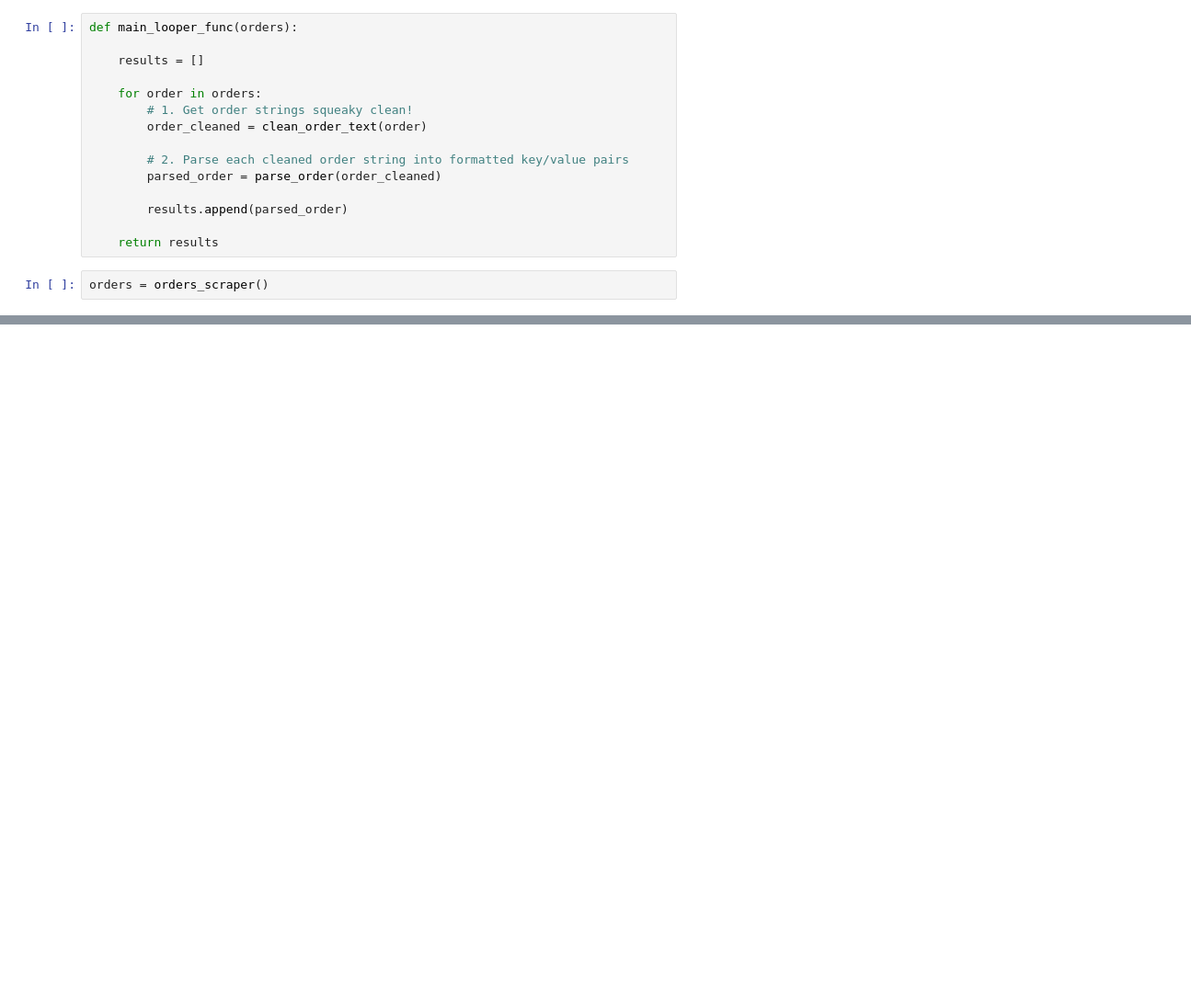
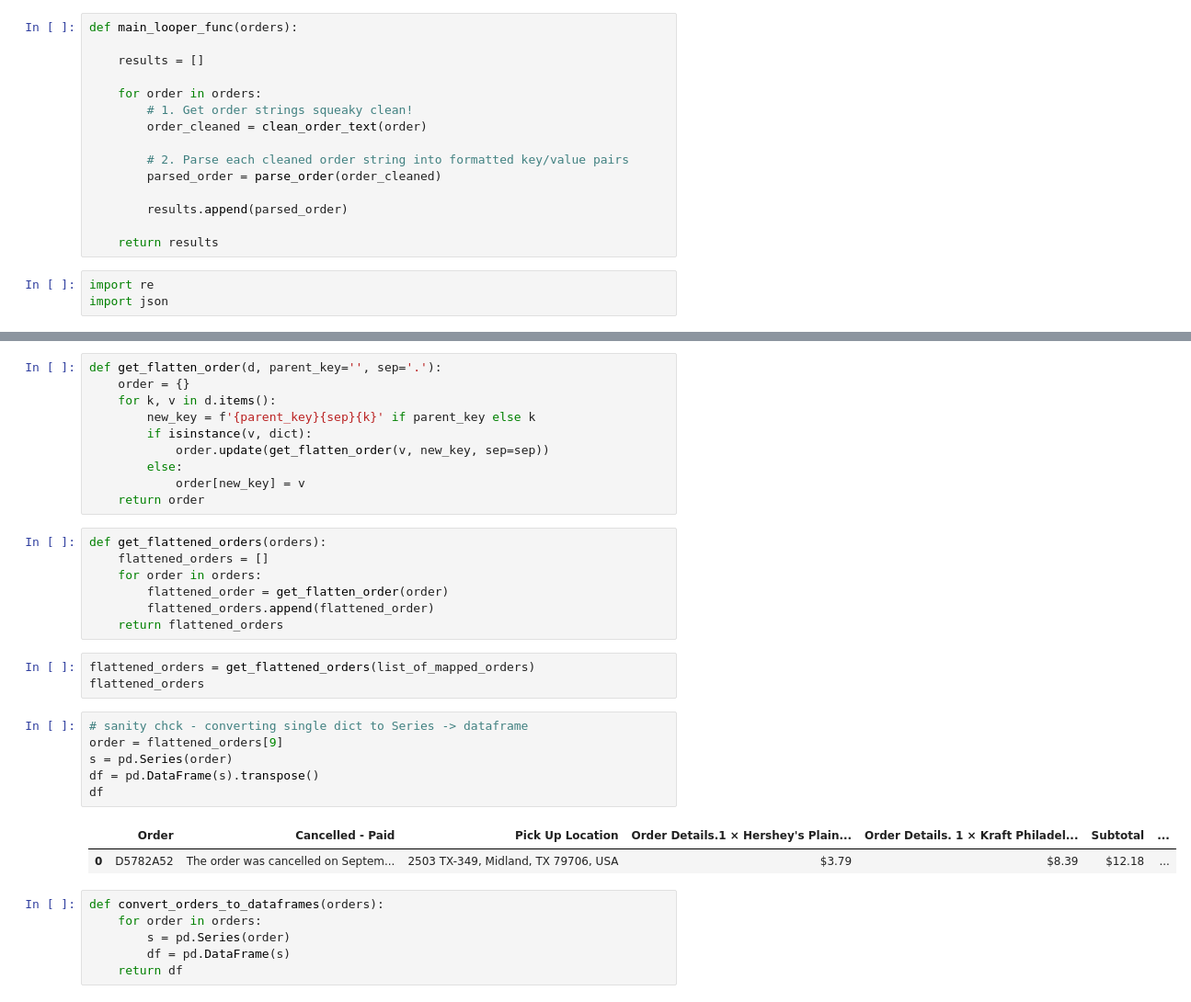
Before and after one commit to ericdwkim/door_dash_bot, a Jupyter notebook: dev/test.ipynb, the cells around one changed output, grey strips where cells are left out. Shown at 92% size. Cells and saved outputs as stored; diff of their text form; blank space fills up the shorter version.

```diff
--- a/dev/test.ipynb
+++ b/dev/test.ipynb
@@ -382,6 +396,7 @@ def main_looper_func(orders):
 
     return results
 # %%
-orders = orders_scraper()
+import re
+import json
 # %%
 results = main_looper_func(orders)
@@ -411,0 +627,35 @@ print(prettify_list_of_dicts(results))
+# %%
+def get_flatten_order(d, parent_key='', sep='.'):
+    order = {}
+    for k, v in d.items():
+        new_key = f'{parent_key}{sep}{k}' if parent_key else k
+        if isinstance(v, dict):
+            order.update(get_flatten_order(v, new_key, sep=sep))
+        else:
+            order[new_key] = v
+    return order
+# %%
+def get_flattened_orders(orders):
+    flattened_orders = []
+    for order in orders:
+        flattened_order = get_flatten_order(order)
+        flattened_orders.append(flattened_order)
+    return flattened_orders
+# %%
+flattened_orders = get_flattened_orders(list_of_mapped_orders)
+flattened_orders
+# %%
+# sanity chck - converting single dict to Series -> dataframe
+order = flattened_orders[9]
+s = pd.Series(order)
+df = pd.DataFrame(s).transpose()
+df
+# %% [output]
+|  | Order | Cancelled - Paid | Pick Up Location | Order Details.1 × Hershey's Plain... | Order Details. 1 × Kraft Philadel... | Subtotal | ... |
+| 0 | D5782A52 | The order was cancelled on Septem... | 2503 TX-349, Midland, TX 79706, USA | $3.79 | $8.39 | $12.18 | ... |
+# %%
+def convert_orders_to_dataframes(orders):
+    for order in orders:
+        s = pd.Series(order)
+        df = pd.DataFrame(s)
+    return df
```
Also changed, not shown: parts of 9 cells of this notebook.
